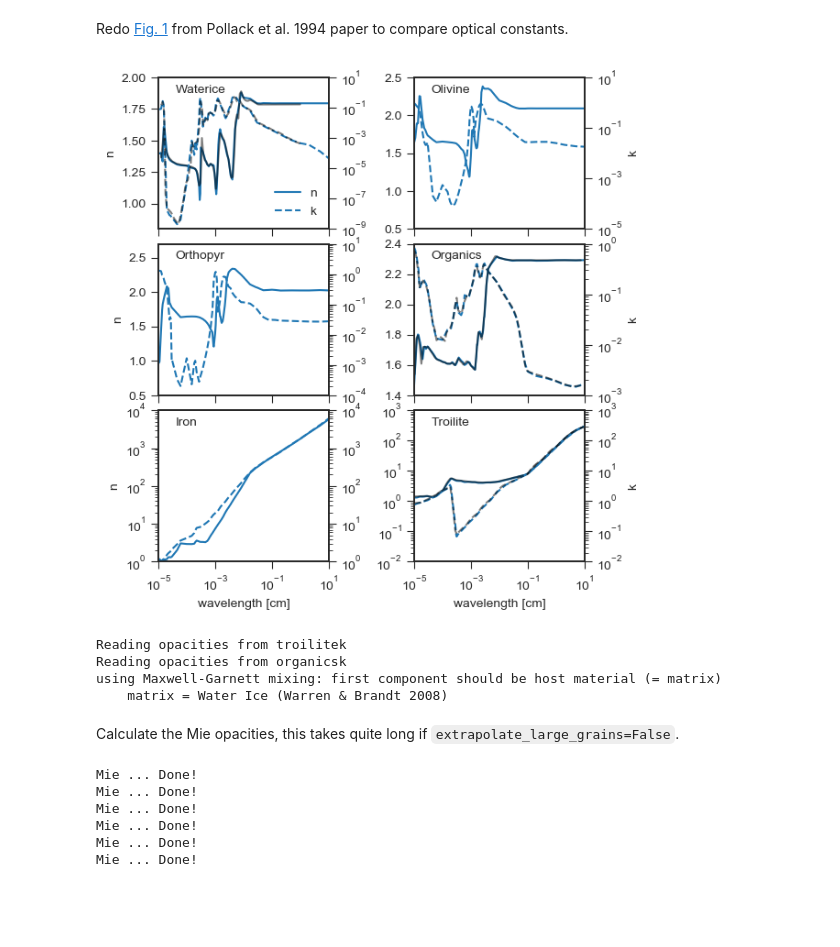
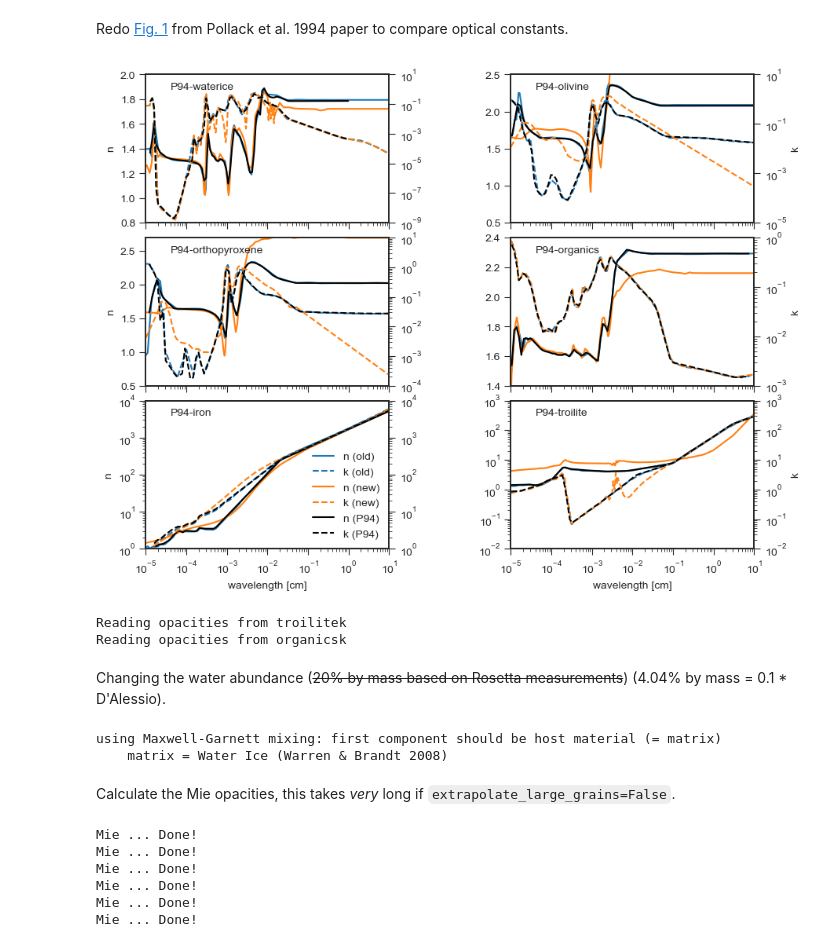
Before and after one commit to seanandrews/p484, a Jupyter notebook: projects/opacities/default_opacities.ipynb, the cells around one changed output. Drawn from its saved outputs; the diff is of its cells as text; code cells hidden in the pictures; blank space fills up the shorter version.

Commit message:
changed water fraction

```diff
--- a/projects/opacities/default_opacities.ipynb
+++ b/projects/opacities/default_opacities.ipynb
@@ -109,35 +141,41 @@ Reading opacities from P94-organics.lnk
 # %% [markdown]
 Redo [Fig. 1](http://adsbit.harvard.edu//full/1994ApJ...421..615P/0000624.000.html) from Pollack et al. 1994 paper to compare optical constants.
 # %%
-f, axs = plt.subplots(3,2, figsize=(6,7), sharex=True)
+f, axs = plt.subplots(3,2, figsize=(10,8), sharex=True)
 
-plot_const = [d1, d3, d4, d6, d2, d5]
+const_o = [d1o, d2o, d3o, d4o, d5o, d6o]
+const_n = [d1n, d2n, d3n, d4n, d5n, d6n]
+const_p = [p_w, p_ol, p_op, p_org, p_i, p_t]
 
 axs = axs.ravel()
 axs2 = []
-for c,ax in zip(plot_const, axs):
+for c_o, c_n, c_p, ax in zip(const_o, const_n, const_p, axs):
 
     # plot real part
 
-    line1, = ax.semilogx(c._l, c._n, '-', label='n')
+    line1o, = ax.semilogx(c_o._l, c_o._n, '-', label='n (old)')
+    line1n, = ax.semilogx(c_n._l, c_n._n, '-', label='n (new)')
+    line1p, = ax.semilogx(c_p._l, c_p._n, 'k-', label='n (P94)')
 
     # plot imaginary part
 
     ax2 = ax.twinx()
-    line2, = ax2.loglog(c._l, c._k, '--', label='k')
+    line2o, = ax2.loglog(c_o._l, c_o._k, '--', label='k (old)')
+    line2n, = ax2.loglog(c_n._l, c_n._k, '--', label='k (new)')
+    line2p, = ax2.loglog(c_p._l, c_p._k, 'k--', label='k (P94)')
     axs2 +=[ax2]
 
     # add name of the species
 
     ax.text(.1,.9,
-            os.path.splitext(os.path.split(c.datafile)[1])[0].capitalize(),
+            os.path.splitext(os.path.split(c_p.datafile)[1])[0].capitalize(),
             horizontalalignment='left',
             transform=ax.transAxes)
 
     # add legend to first panel
 
-    if len(axs2)==1:
-        lns = [line1,line2]
+    if len(axs2)==5:
+        lns = [line1o, line2o, line1n, line2n, line1p, line2p]
         labs = [l.get_label() for l in lns]
         ax.legend(lns, labs, loc=4)
 
@@ -149,45 +187,34 @@ for ax in axs[-2:]:
     ax.set_xlabel('wavelength [cm]')
 for ax in axs[0::2]:
     ax.set_ylabel('n')
 for ax in axs2[1::2]:
     ax.set_ylabel('k')
-
-# add the measured constants
-
-axs[0].semilogx(p_w._l, p_w._n, 'k', alpha=0.5)
-axs2[0].loglog(p_w._l, p_w._k, 'k--', alpha=0.5)
-
-axs[5].semilogx(p_t._l, p_t._n, 'k', alpha=0.5)
-axs2[5].loglog(p_t._l, p_t._k, 'k--', alpha=0.5)
-
-axs[3].semilogx(p_o._l, p_o._n, 'k', alpha=0.5)
-axs2[3].loglog(p_o._l, p_o._k, 'k--', alpha=0.5)
 
 # use same limits as in pollack paper
 
 axs[0].set_ylim(0.8,2.0)
 axs[1].set_ylim(0.5,2.5)
 axs[2].set_ylim(0.5,2.7)
 axs[3].set_ylim(1.4,2.4)
 axs[4].set_ylim(1e0,1e4)
 axs[4].set_yscale('log')
 axs[5].set_ylim(1e-2,1e3)
 axs[5].set_yscale('log')
 
 axs2[0].set_ylim(1e-9,1e1)
 axs2[1].set_ylim(1e-5,1e1)
 axs2[2].set_ylim(1e-4,1e1)
 axs2[3].set_ylim(1e-3,1e0)
 axs2[4].set_ylim(1e-0,1e4)
 axs2[5].set_ylim(1e-2,1e3)
 
 axs[0].set_xlim(1e-5, 1e1)
 
 f.subplots_adjust(hspace=0.1, wspace=0.5)
 
 f.savefig('pollack_optical_constants.pdf')
 # %% [output]
-[figure, old version]
+[figure, new version]
 # %%
 # define arrays for optical constants, bulk densities, and volume fractions for each species
 
@@ -230,13 +257,8 @@ d2g = f_mass_gas.sum()
 # calculate the mean density, needed to get opacity in units of cm^2/g
 
 rho_s = (f_vol*densities).sum()
-
-# mix the optical constants using the Bruggeman rule
-
-d_B = opacity.diel_mixed(constants, f_vol, rule='Bruggeman')
-d_MG = opacity.diel_mixed(constants, f_vol, rule='Maxwell-Garnett')
 # %% [output]
 Reading opacities from troilitek
 Reading opacities from organicsk
-using Maxwell-Garnett mixing: first component should be host material (= matrix)
-    matrix = Water Ice (Warren & Brandt 2008)
+# %% [markdown]
+Changing the water abundance (~~20% by mass based on Rosetta measurements~~) (4.04% by mass = 0.1 * D'Alessio).
@@ -243,5 +281,13 @@ using Maxwell-Garnett mixing: first component should be host material (= matrix)
+# %%
+# mix the optical constants using the Bruggeman rule
+
+d_B = opacity.diel_mixed(constants, f_vol, rule='Bruggeman')
+d_MG = opacity.diel_mixed(constants, f_vol, rule='Maxwell-Garnett')
+# %% [output]
+using Maxwell-Garnett mixing: first component should be host material (= matrix)
+    matrix = Water Ice (Warren & Brandt 2008)
 # %% [markdown]
-Calculate the Mie opacities, this takes quite long if `extrapolate_large_grains=False`.
+Calculate the Mie opacities, this takes *very* long if `extrapolate_large_grains=False`.
 # %%
 res_B        = opacity.get_opacities(a, lam, rho_s=rho_s,        diel_const=d_B,          return_all=True, extrapol=True, extrapolate_large_grains=True)
 res_MG       = opacity.get_opacities(a, lam, rho_s=rho_s,        diel_const=d_MG,         return_all=True, extrapol=True, extrapolate_large_grains=True)
```
Also changed, not shown: parts of 16 cells of this notebook, 1 other file.
